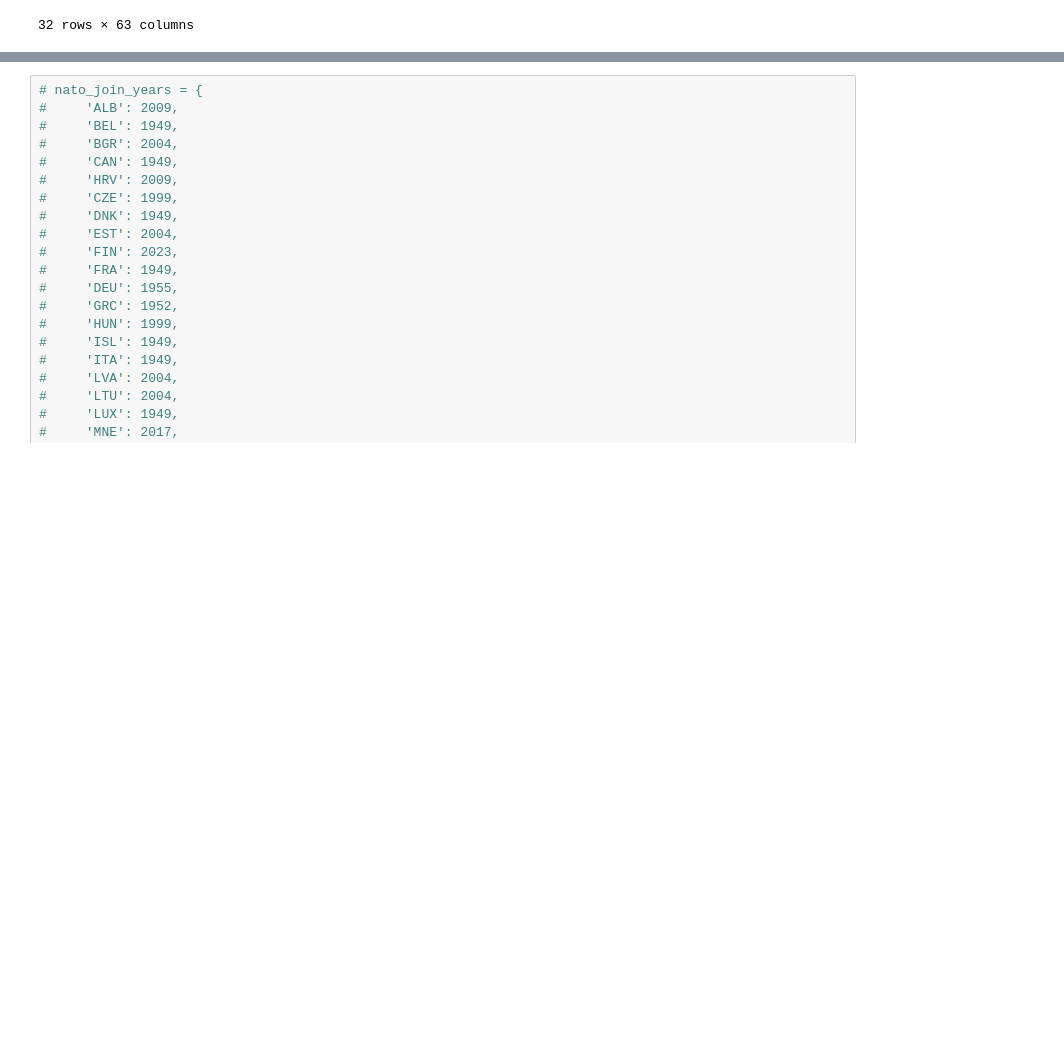
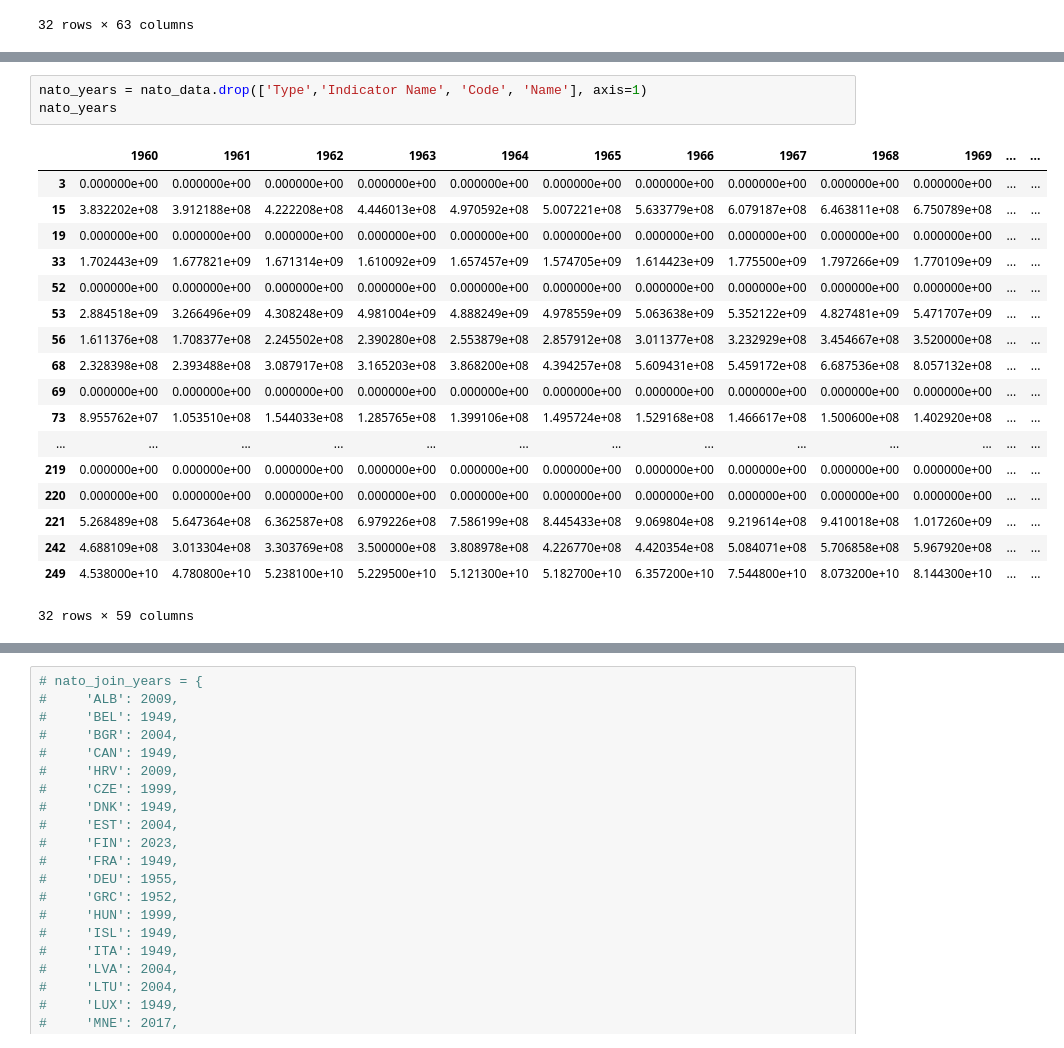
Before and after one commit to tylerzonk/mil_expend, a Jupyter notebook: main.ipynb, the cells around one changed output, grey strips where cells are left out. Drawn from its saved outputs; the diff is of its cells as text; blank space fills up the shorter version.

```diff
--- a/main.ipynb
+++ b/main.ipynb
@@ -74,0 +99,22 @@ nato_data
+# %%
+nato_years = nato_data.drop(['Type','Indicator Name', 'Code', 'Name'], axis=1)
+nato_years
+# %% [output]
+|  | 1960 | 1961 | 1962 | 1963 | 1964 | 1965 | 1966 | 1967 | 1968 | 1969 | ... | ... |
+| 3 | 0.000000e+00 | 0.000000e+00 | 0.000000e+00 | 0.000000e+00 | 0.000000e+00 | 0.000000e+00 | 0.000000e+00 | 0.000000e+00 | 0.000000e+00 | 0.000000e+00 | ... | ... |
+| 15 | 3.832202e+08 | 3.912188e+08 | 4.222208e+08 | 4.446013e+08 | 4.970592e+08 | 5.007221e+08 | 5.633779e+08 | 6.079187e+08 | 6.463811e+08 | 6.750789e+08 | ... | ... |
+| 19 | 0.000000e+00 | 0.000000e+00 | 0.000000e+00 | 0.000000e+00 | 0.000000e+00 | 0.000000e+00 | 0.000000e+00 | 0.000000e+00 | 0.000000e+00 | 0.000000e+00 | ... | ... |
+| 33 | 1.702443e+09 | 1.677821e+09 | 1.671314e+09 | 1.610092e+09 | 1.657457e+09 | 1.574705e+09 | 1.614423e+09 | 1.775500e+09 | 1.797266e+09 | 1.770109e+09 | ... | ... |
+| 52 | 0.000000e+00 | 0.000000e+00 | 0.000000e+00 | 0.000000e+00 | 0.000000e+00 | 0.000000e+00 | 0.000000e+00 | 0.000000e+00 | 0.000000e+00 | 0.000000e+00 | ... | ... |
+| 53 | 2.884518e+09 | 3.266496e+09 | 4.308248e+09 | 4.981004e+09 | 4.888249e+09 | 4.978559e+09 | 5.063638e+09 | 5.352122e+09 | 4.827481e+09 | 5.471707e+09 | ... | ... |
+| 56 | 1.611376e+08 | 1.708377e+08 | 2.245502e+08 | 2.390280e+08 | 2.553879e+08 | 2.857912e+08 | 3.011377e+08 | 3.232929e+08 | 3.454667e+08 | 3.520000e+08 | ... | ... |
+| 68 | 2.328398e+08 | 2.393488e+08 | 3.087917e+08 | 3.165203e+08 | 3.868200e+08 | 4.394257e+08 | 5.609431e+08 | 5.459172e+08 | 6.687536e+08 | 8.057132e+08 | ... | ... |
+| 69 | 0.000000e+00 | 0.000000e+00 | 0.000000e+00 | 0.000000e+00 | 0.000000e+00 | 0.000000e+00 | 0.000000e+00 | 0.000000e+00 | 0.000000e+00 | 0.000000e+00 | ... | ... |
+| 73 | 8.955762e+07 | 1.053510e+08 | 1.544033e+08 | 1.285765e+08 | 1.399106e+08 | 1.495724e+08 | 1.529168e+08 | 1.466617e+08 | 1.500600e+08 | 1.402920e+08 | ... | ... |
+| ... | ... | ... | ... | ... | ... | ... | ... | ... | ... | ... | ... | ... |
+| 219 | 0.000000e+00 | 0.000000e+00 | 0.000000e+00 | 0.000000e+00 | 0.000000e+00 | 0.000000e+00 | 0.000000e+00 | 0.000000e+00 | 0.000000e+00 | 0.000000e+00 | ... | ... |
+| 220 | 0.000000e+00 | 0.000000e+00 | 0.000000e+00 | 0.000000e+00 | 0.000000e+00 | 0.000000e+00 | 0.000000e+00 | 0.000000e+00 | 0.000000e+00 | 0.000000e+00 | ... | ... |
+| 221 | 5.268489e+08 | 5.647364e+08 | 6.362587e+08 | 6.979226e+08 | 7.586199e+08 | 8.445433e+08 | 9.069804e+08 | 9.219614e+08 | 9.410018e+08 | 1.017260e+09 | ... | ... |
+| 242 | 4.688109e+08 | 3.013304e+08 | 3.303769e+08 | 3.500000e+08 | 3.808978e+08 | 4.226770e+08 | 4.420354e+08 | 5.084071e+08 | 5.706858e+08 | 5.967920e+08 | ... | ... |
+| 249 | 4.538000e+10 | 4.780800e+10 | 5.238100e+10 | 5.229500e+10 | 5.121300e+10 | 5.182700e+10 | 6.357200e+10 | 7.544800e+10 | 8.073200e+10 | 8.144300e+10 | ... | ... |
+32 rows × 59 columns
```
Also changed, not shown: parts of 15 cells of this notebook.
